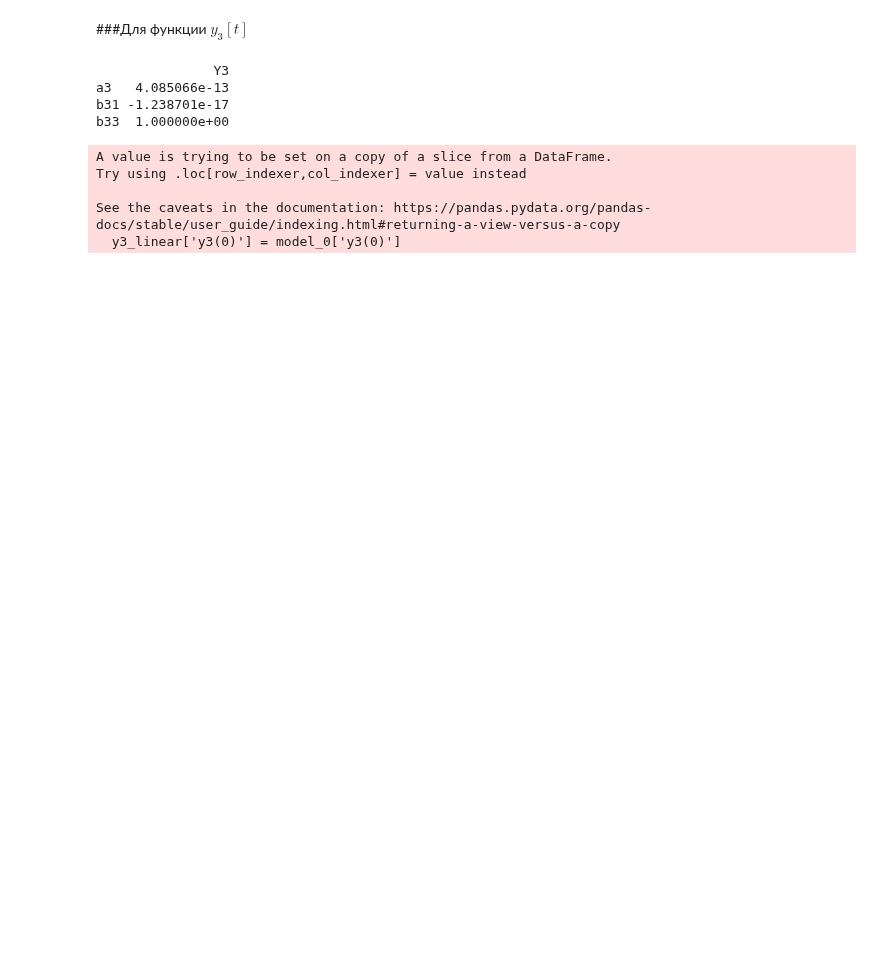
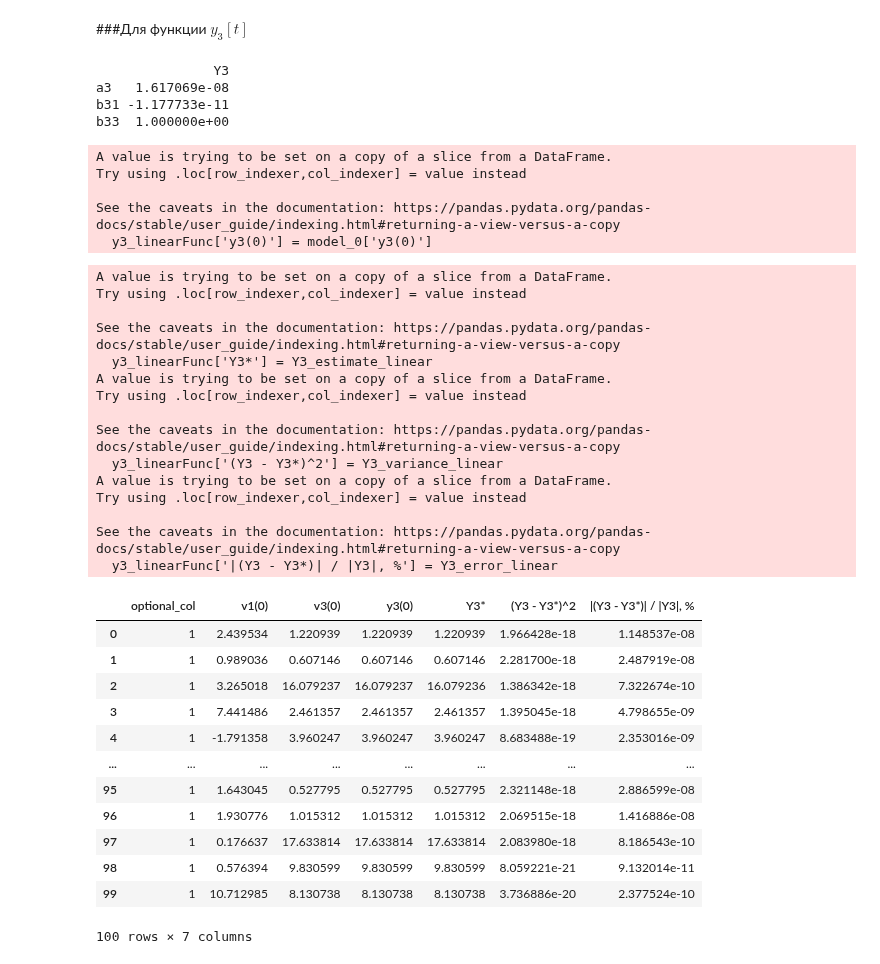
Before and after one commit to Viktory4121/MORD, a Jupyter notebook: ДОМ.ipynb, the cells around one changed output. Saved outputs shown, nothing was run; the diff lists cells and outputs as text; code cells hidden in the pictures; blank space fills up the shorter version.

```diff
--- a/ДОМ.ipynb
+++ b/ДОМ.ipynb
@@ -387,0 +504,16 @@ See the caveats in the documentation: https://pandas.pydata.org/pandas-docs/stab
+# %%
+Y2_estimate_linear = []
+Y2_variance_linear = []
+Y2_error_linear = []
+for i in range(len(y2_linearFunc)):
+  Y2_estimate_linear.append(Y2_linear[0,0] + Y2_linear[1,0] * np.array(y2_linearFunc)[i,1])
+
+  Y2_variance_linear.append((1.0 / len(y2_linearFunc)) * (np.array(y2_linearFunc)[i, len(np.array(y2_linearFunc)[0]) - 1] - Y2_estimate_linear[i])**2)
+
+  Y2_error_linear.append((1.0 / len(y2_linearFunc)) * abs((np.array(y2_linearFunc)[i, len(np.array(y2_linearFunc)[0]) - 1] - Y2_estimate_linear[i])
+                            / np.array(y2_linearFunc)[i, len(np.array(y2_linearFunc)[0]) - 1]) * 100)
+
+y2_linearFunc['Y2*'] = Y2_estimate_linear
+y2_linearFunc['(Y2 - Y2*)^2'] = Y2_variance_linear
+y2_linearFunc['|(Y2 - Y2*)| / |Y2|, %'] = Y2_error_linear
+y2_linearFunc
@@ -389,21 +550,67 @@ See the caveats in the documentation: https://pandas.pydata.org/pandas-docs/stab
 ###Для функции $y_3[t]$
 # %%
 #v1, v3
-y3_linear = model_0[['v1(0)', 'v3(0)']]
-y3_linear['y3(0)'] = model_0['y3(0)']
-y3_linear.insert(0, "optional_col", vector_ones)
+y3_linearFunc = model_0[['v1(0)', 'v3(0)']]
+y3_linearFunc['y3(0)'] = model_0['y3(0)']
+y3_linearFunc.insert(0, "optional_col", vector_ones)
 
-A3y_linear = np.array(y3_linear)
+A3y_linear = np.array(y3_linearFunc)
 #A3y_psev = BenIsrael(A3y_linear[:, 0:(len(A3y_linear[0]) - 1)])
-Y3_estim_linear = solvingSLAE(A3y_linear[:, 0:(len(A3y_linear[0]) - 1)], np.matrix(A3y_linear[:, len(A3y_linear[0]) - 1]).T)
-print(pd.DataFrame(Y3_estim_linear, columns=['Y3'], index=['a3', 'b31', 'b33']))
+Y3_linear = solvingSLAE(A3y_linear[:, 0:(len(A3y_linear[0]) - 1)], np.matrix(A3y_linear[:, len(A3y_linear[0]) - 1]).T)
+print(pd.DataFrame(Y3_linear, columns=['Y3'], index=['a3', 'b31', 'b33']))
 # %% [output]
                Y3
-a3   4.085066e-13
-b31 -1.238701e-17
+a3   1.617069e-08
+b31 -1.177733e-11
 b33  1.000000e+00
 A value is trying to be set on a copy of a slice from a DataFrame.
 Try using .loc[row_indexer,col_indexer] = value instead
 
 See the caveats in the documentation: https://pandas.pydata.org/pandas-docs/stable/user_guide/indexing.html#returning-a-view-versus-a-copy
-  y3_linear['y3(0)'] = model_0['y3(0)']
+  y3_linearFunc['y3(0)'] = model_0['y3(0)']
+# %%
+Y3_estimate_linear = []
+Y3_variance_linear = []
+Y3_error_linear = []
+for i in range(len(y3_linearFunc)):
+  Y3_estimate_linear.append(Y3_linear[0,0] + Y3_linear[1,0] * np.array(y3_linearFunc)[i,1]
+                            + Y3_linear[2,0] * np.array(y3_linearFunc)[i,2])
+
+  Y3_variance_linear.append((1.0 / len(y3_linearFunc)) * (np.array(y3_linearFunc)[i, len(np.array(y3_linearFunc)[0]) - 1] - Y3_estimate_linear[i])**2)
+
+  Y3_error_linear.append((1.0 / len(y3_linearFunc)) * abs((np.array(y3_linearFunc)[i, len(np.array(y3_linearFunc)[0]) - 1] - Y3_estimate_linear[i])
+                            / np.array(y3_linearFunc)[i, len(np.array(y3_linearFunc)[0]) - 1]) * 100)
+
+y3_linearFunc['Y3*'] = Y3_estimate_linear
+y3_linearFunc['(Y3 - Y3*)^2'] = Y3_variance_linear
+y3_linearFunc['|(Y3 - Y3*)| / |Y3|, %'] = Y3_error_linear
+y3_linearFunc
+# %% [output]
+A value is trying to be set on a copy of a slice from a DataFrame.
+Try using .loc[row_indexer,col_indexer] = value instead
+
+See the caveats in the documentation: https://pandas.pydata.org/pandas-docs/stable/user_guide/indexing.html#returning-a-view-versus-a-copy
+  y3_linearFunc['Y3*'] = Y3_estimate_linear
+A value is trying to be set on a copy of a slice from a DataFrame.
+Try using .loc[row_indexer,col_indexer] = value instead
+
+See the caveats in the documentation: https://pandas.pydata.org/pandas-docs/stable/user_guide/indexing.html#returning-a-view-versus-a-copy
+  y3_linearFunc['(Y3 - Y3*)^2'] = Y3_variance_linear
+A value is trying to be set on a copy of a slice from a DataFrame.
+Try using .loc[row_indexer,col_indexer] = value instead
+
+See the caveats in the documentation: https://pandas.pydata.org/pandas-docs/stable/user_guide/indexing.html#returning-a-view-versus-a-copy
+  y3_linearFunc['|(Y3 - Y3*)| / |Y3|, %'] = Y3_error_linear
+|  | optional_col | v1(0) | v3(0) | y3(0) | Y3* | (Y3 - Y3*)^2 | |(Y3 - Y3*)| / |Y3|, % |
+| 0 | 1 | 2.439534 | 1.220939 | 1.220939 | 1.220939 | 1.966428e-18 | 1.148537e-08 |
+| 1 | 1 | 0.989036 | 0.607146 | 0.607146 | 0.607146 | 2.281700e-18 | 2.487919e-08 |
+| 2 | 1 | 3.265018 | 16.079237 | 16.079237 | 16.079236 | 1.386342e-18 | 7.322674e-10 |
+| 3 | 1 | 7.441486 | 2.461357 | 2.461357 | 2.461357 | 1.395045e-18 | 4.798655e-09 |
+| 4 | 1 | -1.791358 | 3.960247 | 3.960247 | 3.960247 | 8.683488e-19 | 2.353016e-09 |
+| ... | ... | ... | ... | ... | ... | ... | ... |
+| 95 | 1 | 1.643045 | 0.527795 | 0.527795 | 0.527795 | 2.321148e-18 | 2.886599e-08 |
+| 96 | 1 | 1.930776 | 1.015312 | 1.015312 | 1.015312 | 2.069515e-18 | 1.416886e-08 |
+| 97 | 1 | 0.176637 | 17.633814 | 17.633814 | 17.633814 | 2.083980e-18 | 8.186543e-10 |
+| 98 | 1 | 0.576394 | 9.830599 | 9.830599 | 9.830599 | 8.059221e-21 | 9.132014e-11 |
+| 99 | 1 | 10.712985 | 8.130738 | 8.130738 | 8.130738 | 3.736886e-20 | 2.377524e-10 |
+100 rows × 7 columns
```
Also changed, not shown: parts of 14 cells of this notebook.
